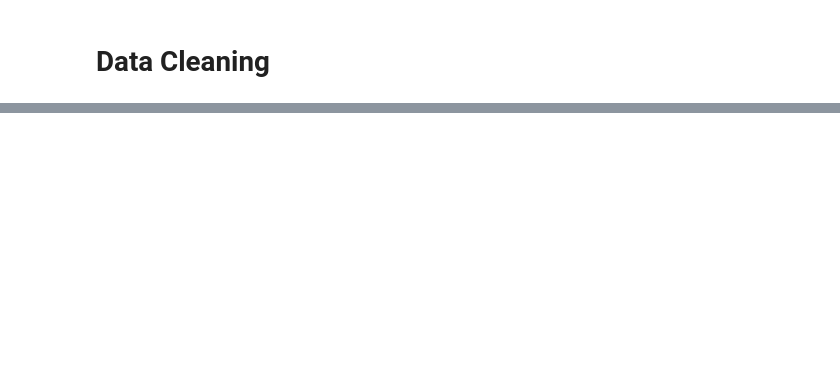
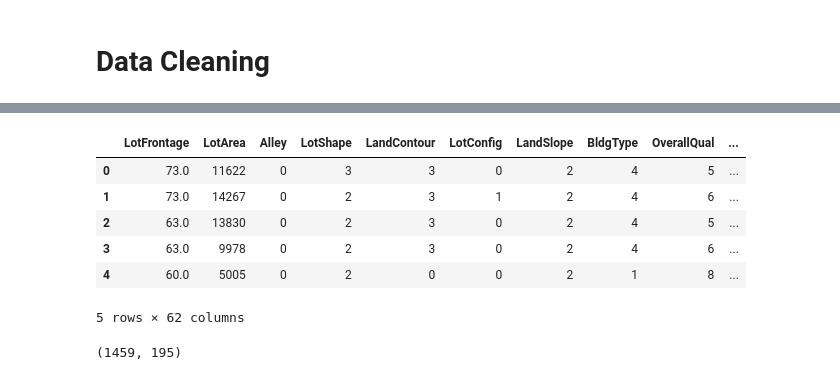
Before and after one commit to Princekrampah/FeatureEngineering, a Jupyter notebook: housePriceCompetition/dataCleaning.ipynb, the cells around one changed output, grey strips where cells are left out. Drawn from its saved outputs; the diff is of its cells as text; code cells hidden in the pictures; blank space fills up the shorter version.

```diff
--- a/housePriceCompetition/dataCleaning.ipynb
+++ b/housePriceCompetition/dataCleaning.ipynb
@@ -227,0 +68,6 @@ df.to_csv("test_cleaned.csv", encoding = 'utf-8', index = False)
+# %%
+for col in df_train.select_dtypes(include = ['int64', 'float64']):
+    df_train[col] = df_train[col].fillna(method ='bfill')
+# %%
+for col in ('MSZoning','Electrical','KitchenQual','Exterior1st','Exterior2nd', 'SaleType'):
+    df_train[col] = df_train[col].replace({"None" : df_train[col].mode()[0]})
@@ -227,0 +143,11 @@ df.to_csv("test_cleaned.csv", encoding = 'utf-8', index = False)
+# %%
+df_train['GarageArea_GarageCars'] = df_train['GarageArea'] * df_train['GarageCars'] + df_train['GarageYrBlt']
+
+df_train['YearBuilt_YearRemodAdd'] = df_train['YearBuilt'] * df_train['YearRemodAdd']
+
+df_train['TotalBathrooms'] = (df_train['FullBath'] + (0.5 * df_train['HalfBath']) +
+                               df_train['BsmtFullBath'] + (0.5 * df_train['BsmtHalfBath']))
+
+df_train['TotalPorchSF'] = (df_train['OpenPorchSF'] + df_train['3SsnPorch'] +
+                              df_train['EnclosedPorch'] + df_train['ScreenPorch'] +
+                              df_train['WoodDeckSF'])
@@ -227,0 +172,11 @@ df.to_csv("test_cleaned.csv", encoding = 'utf-8', index = False)
+# %%
+cat_feats_ordinal = ['Alley', 'LotShape', 'LandContour', 'LotConfig', 'LandSlope',
+                     'BldgType', 'RoofStyle', 'RoofMatl', 'ExterQual', 'ExterCond',
+                     'BsmtQual', 'BsmtCond', 'BsmtExposure', 'BsmtFinType2', 'BsmtFinType1',
+                     'HeatingQC', 'KitchenQual', 'Functional',
+                     'FireplaceQu', 'GarageType', 'GarageFinish', 'GarageQual', 'GarageCond',
+                     'PavedDrive', 'Fence']
+
+cat_feats_nominal = ['MSSubClass', 'MSZoning', 'Neighborhood', 'Condition1', 'Condition2', 'HouseStyle',
+                     'CentralAir', 'MiscFeature', 'MoSold', 'YrSold', 'SaleType', 'SaleCondition',
+                     'Electrical', 'MasVnrType', 'Exterior1st', 'Exterior2nd', 'Heating', 'Foundation']
@@ -227,0 +257,11 @@ df.to_csv("test_cleaned.csv", encoding = 'utf-8', index = False)
+# %%
+df_train = df_train.drop(cat_feats_nominal, axis= 'columns')
+df_train.head()
+# %% [output]
+|  | LotFrontage | LotArea | Alley | LotShape | LandContour | LotConfig | LandSlope | BldgType | OverallQual | ... |
+| 0 | 73.0 | 11622 | 0 | 3 | 3 | 0 | 2 | 4 | 5 | ... |
+| 1 | 73.0 | 14267 | 0 | 2 | 3 | 1 | 2 | 4 | 6 | ... |
+| 2 | 63.0 | 13830 | 0 | 2 | 3 | 0 | 2 | 4 | 5 | ... |
+| 3 | 63.0 | 9978 | 0 | 2 | 3 | 0 | 2 | 4 | 6 | ... |
+| 4 | 60.0 | 5005 | 0 | 2 | 0 | 0 | 2 | 1 | 8 | ... |
+5 rows × 62 columns
@@ -227,0 +270,4 @@ df.to_csv("test_cleaned.csv", encoding = 'utf-8', index = False)
+# %%
+df_train.shape
+# %% [output]
+(1459, 195)
```
Also changed, not shown: parts of 47 cells of this notebook, 2 other files.
